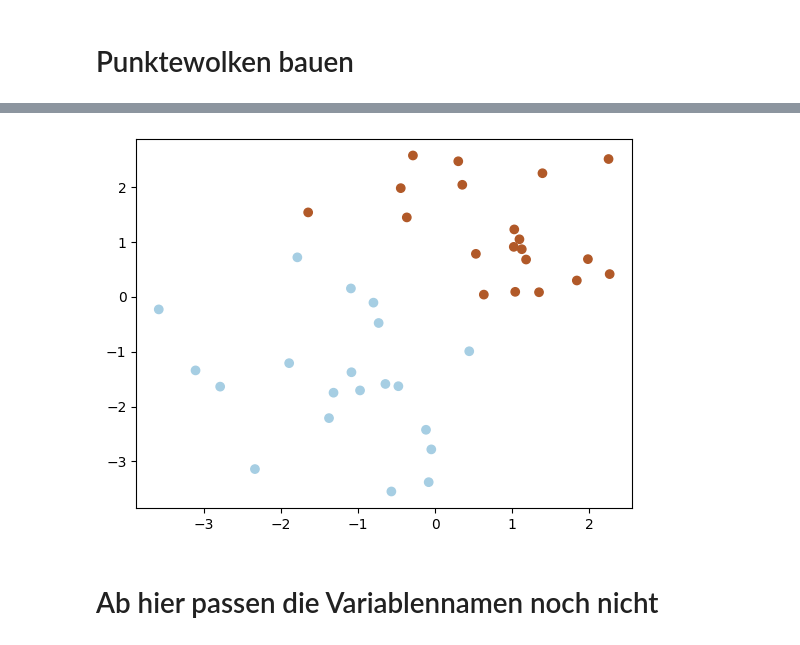
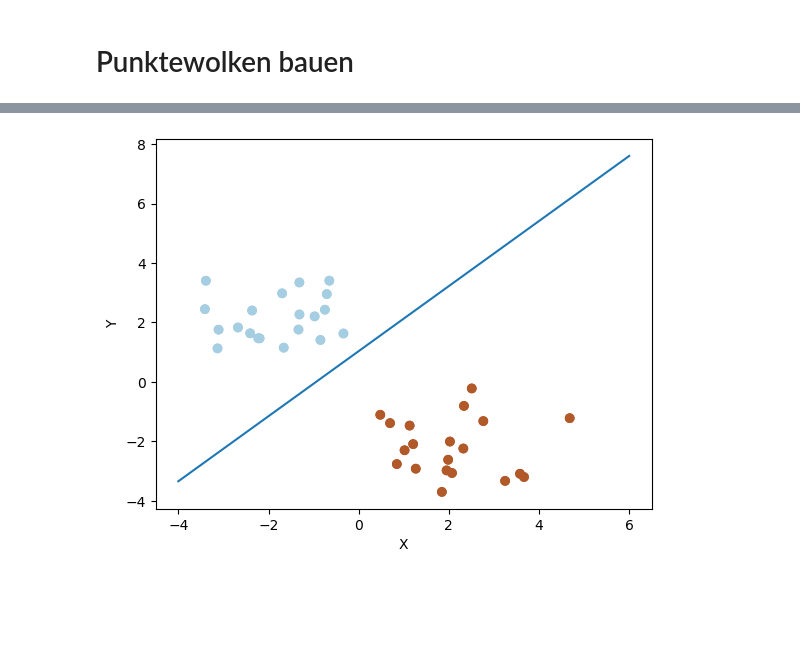
Before and after one commit to Avolord/LabNeuronaleNetze, a Jupyter notebook: ha3/notebook.ipynb, the cells around one changed output, grey strips where cells are left out. Cells and saved outputs as stored; diff of their text form; code cells hidden in the pictures; blank space fills up the shorter version.

```diff
--- a/ha3/notebook.ipynb
+++ b/ha3/notebook.ipynb
@@ -109,0 +50,20 @@ tensor([1.], grad_fn=<SigmoidBackward0>)
+# %%
+def train_model(model: nn.Module, data_loader: torch.utils.data.DataLoader, n_epochs: int):
+    optimizer = optim.Adam(params=model.parameters(), lr=0.01)
+    bce_loss = nn.BCEWithLogitsLoss()
+
+    for epoch in range(n_epochs):  # the model will train for a fixed number of epochs
+        for x, y in data_loader:
+            x = x.float()
+            y = y.float()
+
+            #the labels are either -1 or 1 so we need to convert them to 0 or 1
+            y = (y + 1) / 2
+            y_pred = model(x).squeeze()  # forward pass
+
+            loss = bce_loss(y_pred, y)  # compute the loss
+            loss.backward()
+            optimizer.step()
+
+    accuracy = evaluate_model(model, data_loader)
+    print(f"Epoch {epoch + 1}, accuracy: {accuracy:.4%}")
@@ -110,13 +98,25 @@ tensor([1.], grad_fn=<SigmoidBackward0>)
 # %%
-c11 = -1
-c12 = -1
-c21 = 1
-c22 = 1
+#create a dataset with clearly separable classes
+c11 = -2
+c12 = 2
+c21 = 2
+c22 = -2
 
 s1 = np.random.randn(20, 2) + [c11, c12]
 s2 = np.random.randn(20, 2) + [c21, c22]
 
-X = np.r_[s1,s2 ]
+X = np.r_[s1, s2]
 Y = [-1] * 20 + [1] * 20
-plt.scatter(X[:, 0], X[:, 1], c=Y,cmap=plt.cm.Paired)
+plt.scatter(X[:, 0], X[:, 1], c=Y, cmap=plt.cm.Paired)
+
+# create a dataset from the numpy arrays
+dataset = PointCloudDataset(X, Y)
+
+# create a data loader from the dataset
+data_loader = torch.utils.data.DataLoader(dataset, batch_size=10, shuffle=True)
+
+model1 = LogReg(2, 1)
+
+train_model(model1, data_loader, n_epochs = 100)
+plot_decision_boundry(model1, X, Y)
 # %% [output]
@@ -124,3 +124 @@ plt.scatter(X[:, 0], X[:, 1], c=Y,cmap=plt.cm.Paired)
-[figure, old version]
+[figure, new version]
-# %% [markdown]
-# Ab hier passen die Variablennamen noch nicht
```
Also changed, not shown: parts of 30 cells of this notebook.
